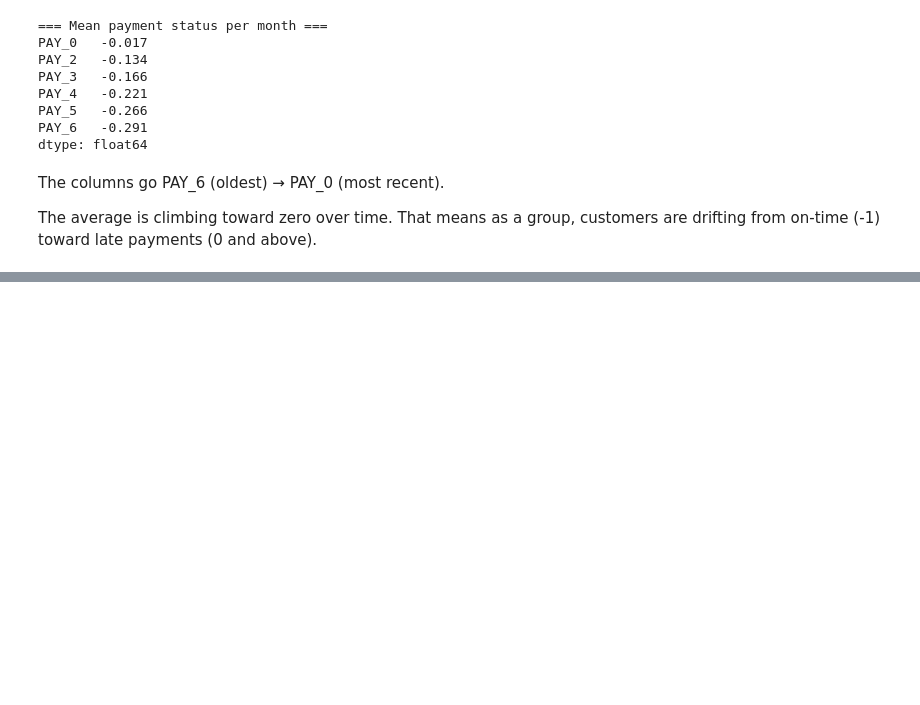
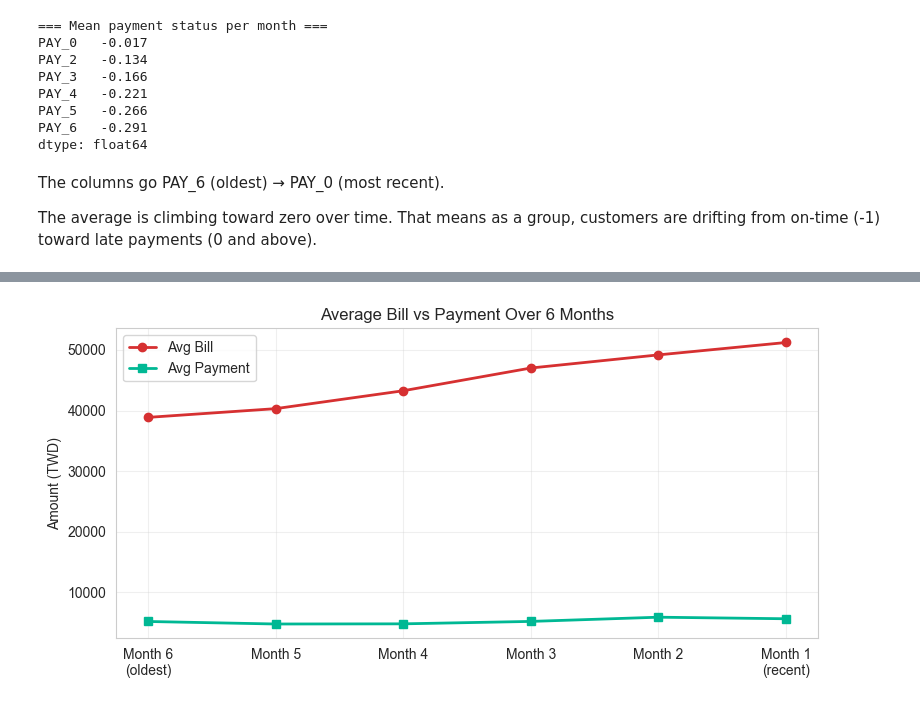
Before and after one commit to RajdeepOfGithub/SBDR, a Jupyter notebook: notebooks/01_data_loading.ipynb, the cells around one changed output, grey strips where cells are left out. Saved outputs shown, nothing was run; the diff lists cells and outputs as text; code cells hidden in the pictures; blank space fills up the shorter version.

```diff
--- a/notebooks/01_data_loading.ipynb
+++ b/notebooks/01_data_loading.ipynb
@@ -193,0 +201,20 @@ The average is climbing toward zero over time. That means as a group, customers
+# %%
+bill_cols = ['BILL_AMT1','BILL_AMT2','BILL_AMT3','BILL_AMT4','BILL_AMT5','BILL_AMT6']
+pay_amt_cols = ['PAY_AMT1','PAY_AMT2','PAY_AMT3','PAY_AMT4','PAY_AMT5','PAY_AMT6']
+
+# Average bill vs average payment over 6 months
+avg_bill = df[bill_cols].mean()
+avg_pay = df[pay_amt_cols].mean()
+# %%
+fig, ax = plt.subplots(figsize=(8, 4))
+months = ['Month 6\n(oldest)', 'Month 5', 'Month 4', 'Month 3', 'Month 2', 'Month 1\n(recent)']
+ax.plot(months, avg_bill.values[::-1], marker='o', label='Avg Bill', color='#d63031', linewidth=2)
+ax.plot(months, avg_pay.values[::-1], marker='s', label='Avg Payment', color='#00b894', linewidth=2)
+ax.set_title('Average Bill vs Payment Over 6 Months')
+ax.set_ylabel('Amount (TWD)')
+ax.legend()
+ax.grid(True, alpha=0.3)
+plt.tight_layout()
+plt.show()
+# %% [output]
+[figure, added]
```
Also changed, not shown: parts of 2 cells of this notebook.
